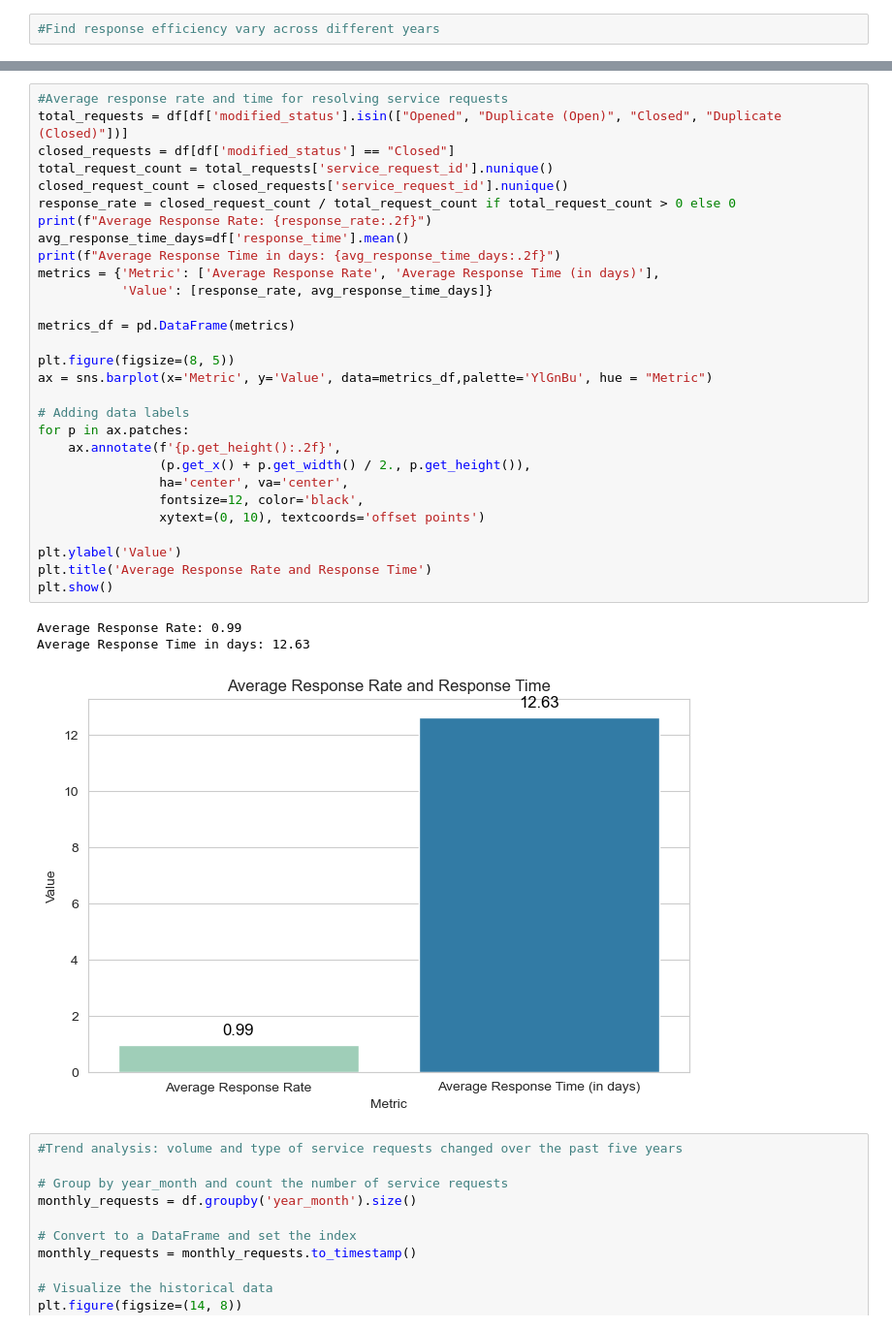
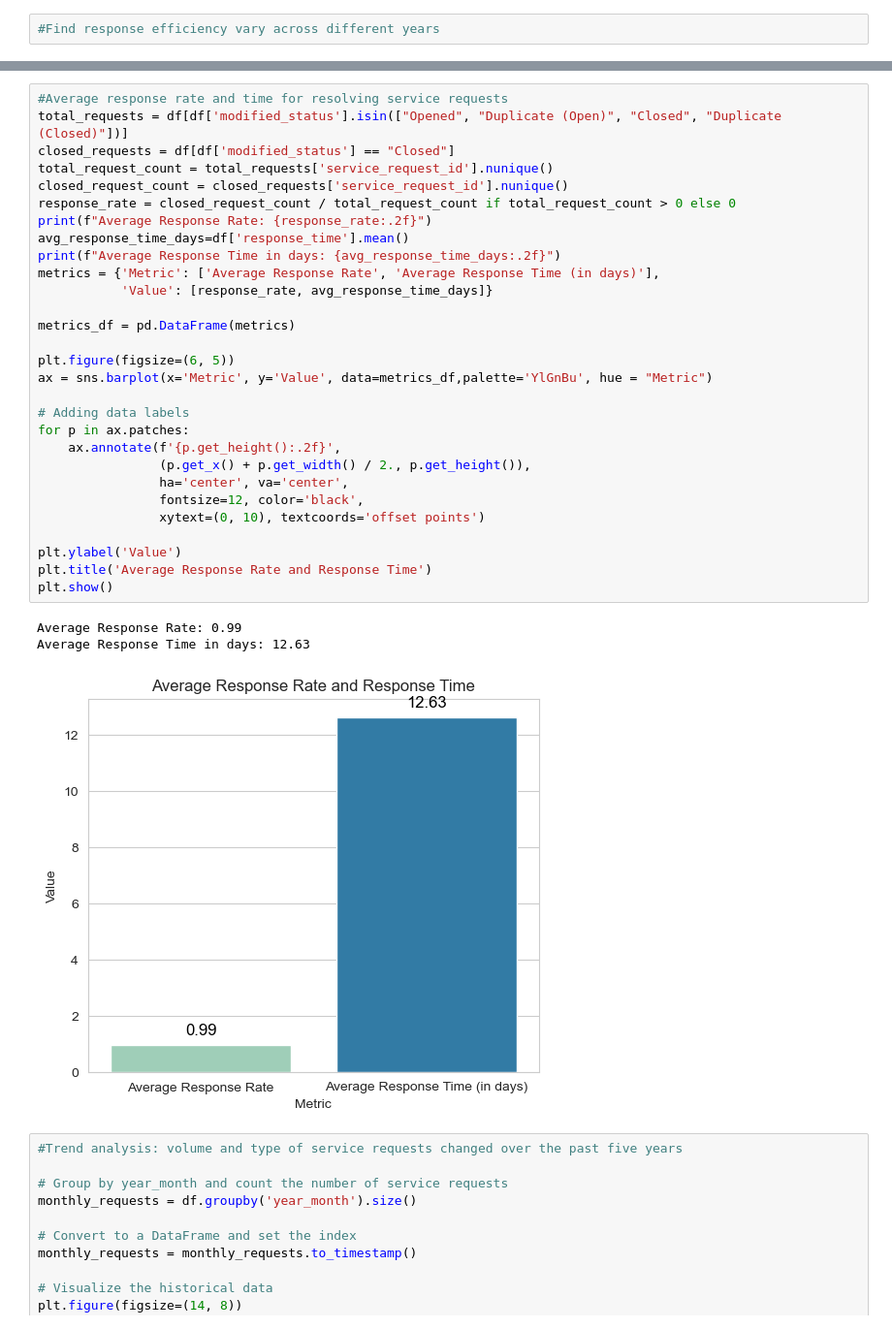
Before and after one commit to AnithaUofC/311ServiceRequests, a Jupyter notebook: Report.ipynb, the cells around one changed output, grey strips where cells are left out. Shown at 97% size. Cells and saved outputs as stored; diff of their text form.

```diff
--- a/Report.ipynb
+++ b/Report.ipynb
@@ -926,35 +947,35 @@ plt.show()
 #Average response rate and time for resolving service requests
 total_requests = df[df['modified_status'].isin(["Opened", "Duplicate (Open)", "Closed", "Duplicate (Closed)"])]
 closed_requests = df[df['modified_status'] == "Closed"]
 total_request_count = total_requests['service_request_id'].nunique()
 closed_request_count = closed_requests['service_request_id'].nunique()
 response_rate = closed_request_count / total_request_count if total_request_count > 0 else 0
 print(f"Average Response Rate: {response_rate:.2f}")
 avg_response_time_days=df['response_time'].mean()
 print(f"Average Response Time in days: {avg_response_time_days:.2f}")
 metrics = {'Metric': ['Average Response Rate', 'Average Response Time (in days)'],
            'Value': [response_rate, avg_response_time_days]}
 
 metrics_df = pd.DataFrame(metrics)
 
-plt.figure(figsize=(8, 5))
+plt.figure(figsize=(6, 5))
 ax = sns.barplot(x='Metric', y='Value', data=metrics_df,palette='YlGnBu', hue = "Metric")
 
 # Adding data labels
 for p in ax.patches:
     ax.annotate(f'{p.get_height():.2f}',
                 (p.get_x() + p.get_width() / 2., p.get_height()),
                 ha='center', va='center',
                 fontsize=12, color='black',
                 xytext=(0, 10), textcoords='offset points')
 
 plt.ylabel('Value')
 plt.title('Average Response Rate and Response Time')
 plt.show()
 # %% [output]
 Average Response Rate: 0.99
 Average Response Time in days: 12.63
-[figure, old version]
+[figure, new version]
 # %%
 #Trend analysis: volume and type of service requests changed over the past five years
 
```
Also changed, not shown: parts of 16 cells of this notebook.
